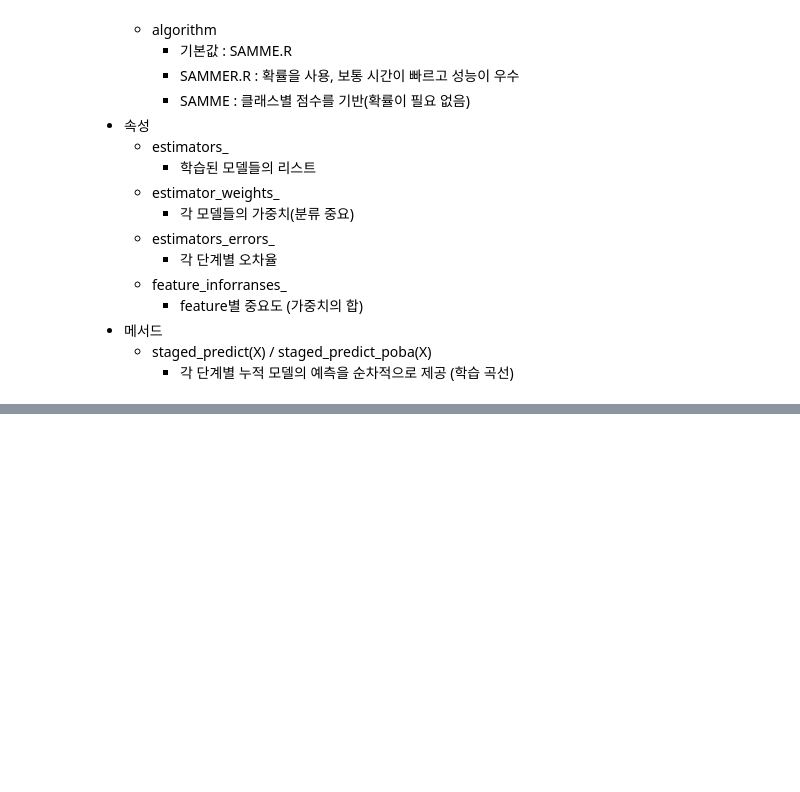
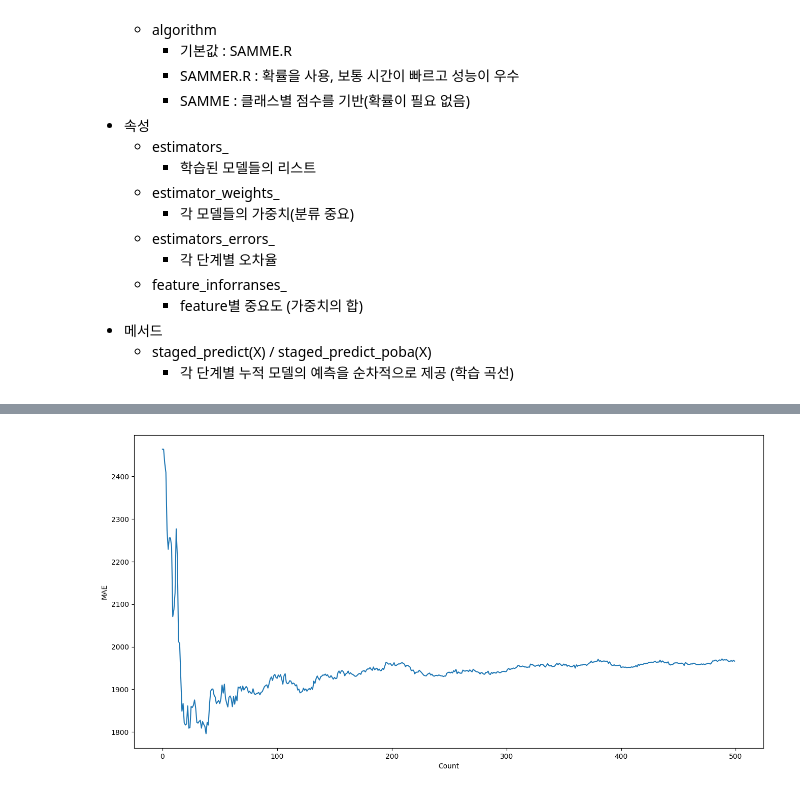
Before and after one commit to SeoYun-Y/study, a Jupyter notebook: multicampus_practice/20260514/01_부스팅.ipynb, the cells around one changed output, grey strips where cells are left out. Drawn from its saved outputs; the diff is of its cells as text; code cells hidden in the pictures; blank space fills up the shorter version.

```diff
--- a/multicampus_practice/20260514/01_부스팅.ipynb
+++ b/multicampus_practice/20260514/01_부스팅.ipynb
@@ -73,0 +311,2 @@
+# %%
+reg.fit(X_train, y_train)
@@ -73,0 +323,8 @@
+# %%
+reg2 = AdaBoostRegressor(n_estimators=500, learning_rate = 0.1)
+# %%
+reg2.fit(X_train, y_train)
+pred2 = reg2.predict(X_test)
+
+print('MAE : ', round(mean_absolute_error(y_test, pred2)),2)
+print('R2 : ', round(r2_score(y_test, pred2)), 2)
@@ -73,0 +356,10 @@
+# %%
+# 각 단계별 예측값을 이용하여 MAE를 구하고 그래프로 시각화
+mae_list = []
+
+for stage_pred in list(reg2.staged_predict(X_test)):
+    # stage_pred : 각 단계별 예측값(1차원 데이터)
+    mae = mean_absolute_error(y_test, stage_pred)
+    mae_list.append(mae)
+
+mae_list
@@ -73,0 +384,12 @@
+# %%
+# 평균 절대 오차 변화를 그래프로 시각화
+plt.figure(figsize = (16, 8))
+
+plt.plot(mae_list)
+
+plt.xlabel('Count')
+plt.ylabel('MAE')
+
+plt.show()
+# %% [output]
+[figure, added]
```
Also changed, not shown: parts of 39 cells of this notebook, 1 other file.
